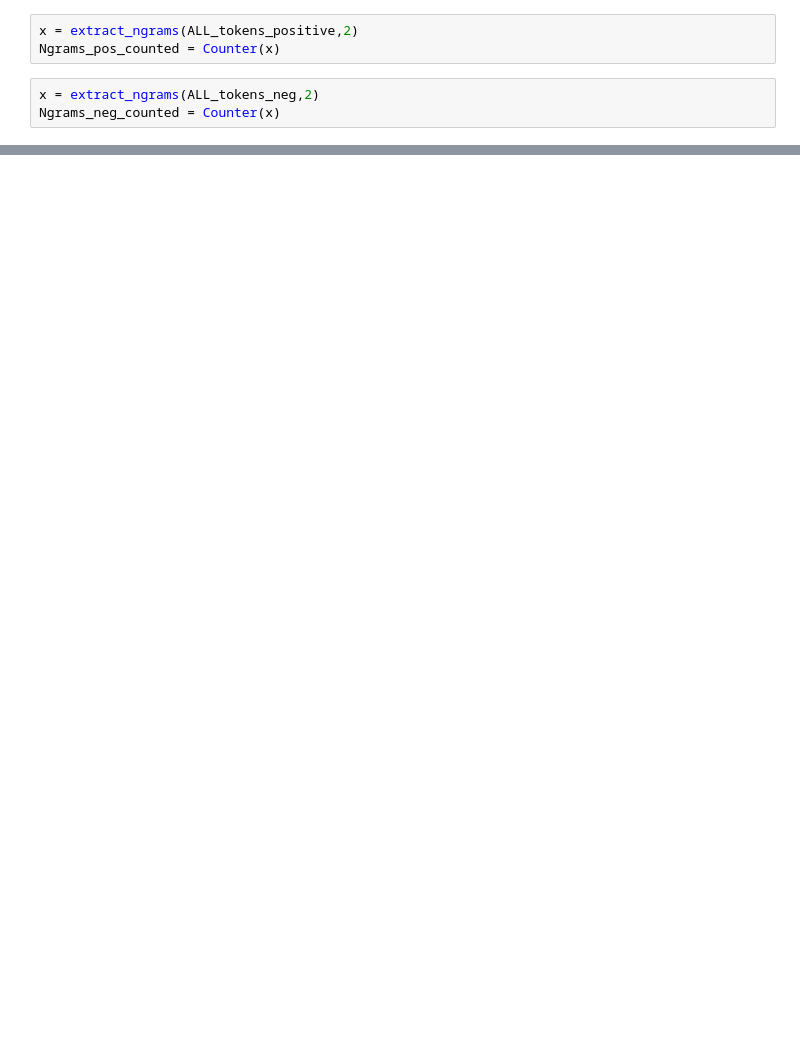
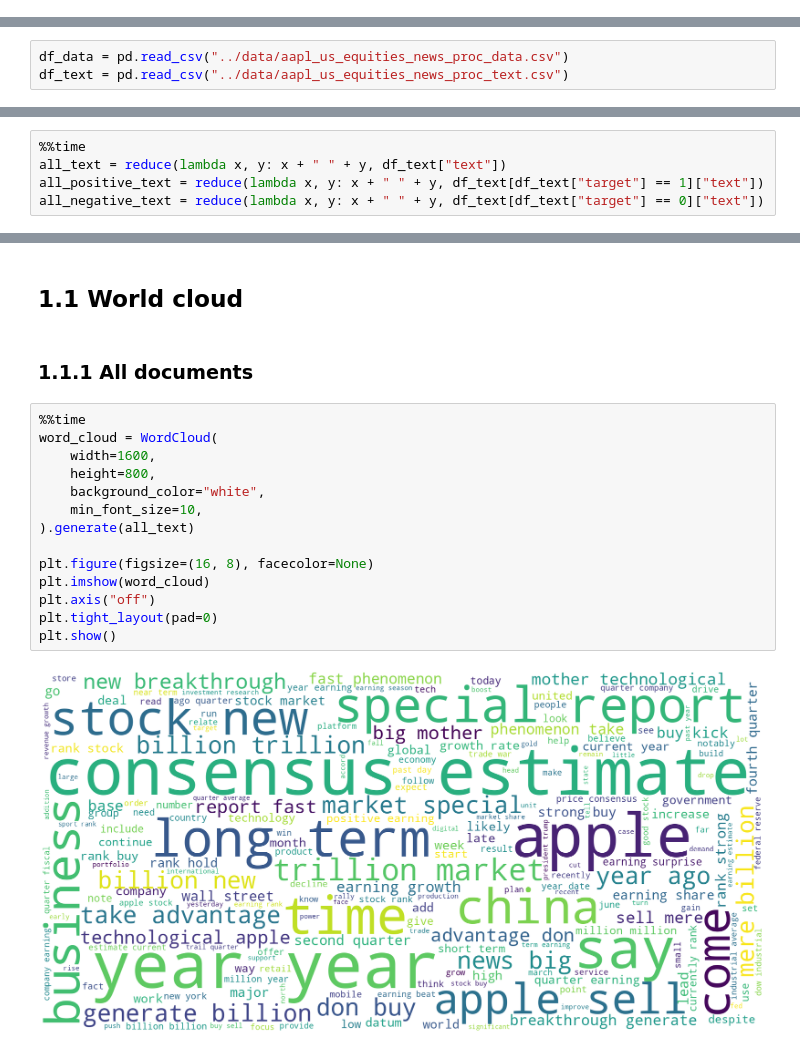
Before and after one commit to SemUijen/NLP_Group14, a Jupyter notebook: notebooks/FeatureSelection.ipynb, the cells around one changed output, grey strips where cells are left out. Drawn from its saved outputs; the diff is of its cells as text; blank space fills up the shorter version.

```diff
--- a/notebooks/FeatureSelection.ipynb
+++ b/notebooks/FeatureSelection.ipynb
@@ -209,6 +0,0 @@ for item, count in intersect_above_80.items():
-# %%
-x = extract_ngrams(ALL_tokens_positive,2)
-Ngrams_pos_counted = Counter(x)
-# %%
-x = extract_ngrams(ALL_tokens_neg,2)
-Ngrams_neg_counted = Counter(x)
@@ -240,0 +18,3 @@ for item, count in intersect_above_80.items():
+# %%
+df_data = pd.read_csv("../data/aapl_us_equities_news_proc_data.csv")
+df_text = pd.read_csv("../data/aapl_us_equities_news_proc_text.csv")
@@ -240,0 +39,5 @@ for item, count in intersect_above_80.items():
+# %%
+%%time
+all_text = reduce(lambda x, y: x + " " + y, df_text["text"])
+all_positive_text = reduce(lambda x, y: x + " " + y, df_text[df_text["target"] == 1]["text"])
+all_negative_text = reduce(lambda x, y: x + " " + y, df_text[df_text["target"] == 0]["text"])
@@ -240,0 +47,20 @@ for item, count in intersect_above_80.items():
+# %% [markdown]
+## 1.1 World cloud
+# %% [markdown]
+### 1.1.1 All documents
+# %%
+%%time
+word_cloud = WordCloud(
+    width=1600,
+    height=800,
+    background_color="white",
+    min_font_size=10,
+).generate(all_text)
+
+plt.figure(figsize=(16, 8), facecolor=None)
+plt.imshow(word_cloud)
+plt.axis("off")
+plt.tight_layout(pad=0)
+plt.show()
+# %% [output]
+[figure, added]
```
Also changed, not shown: parts of 64 cells of this notebook.
